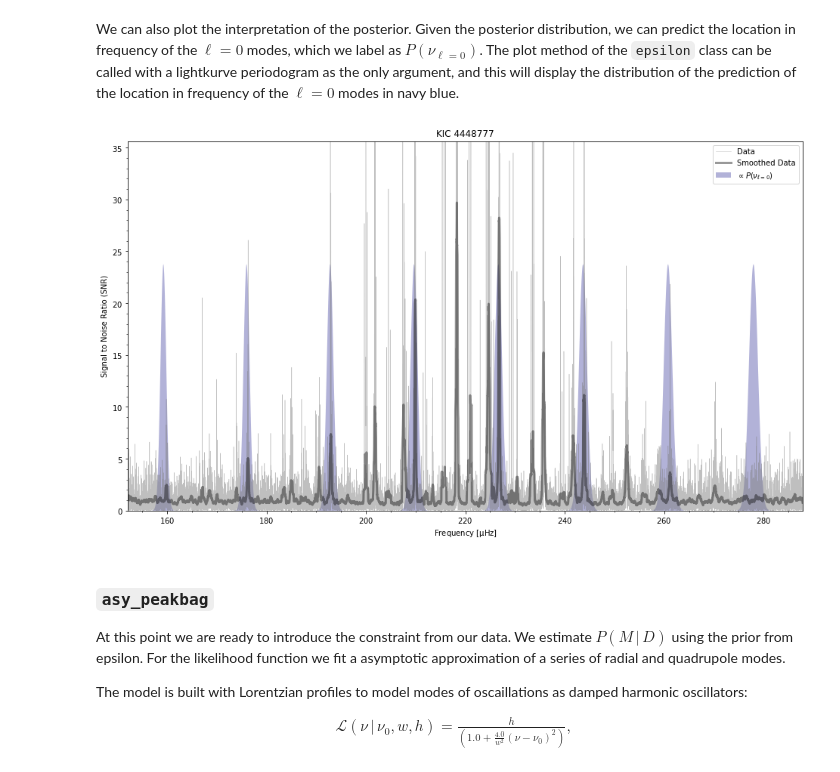
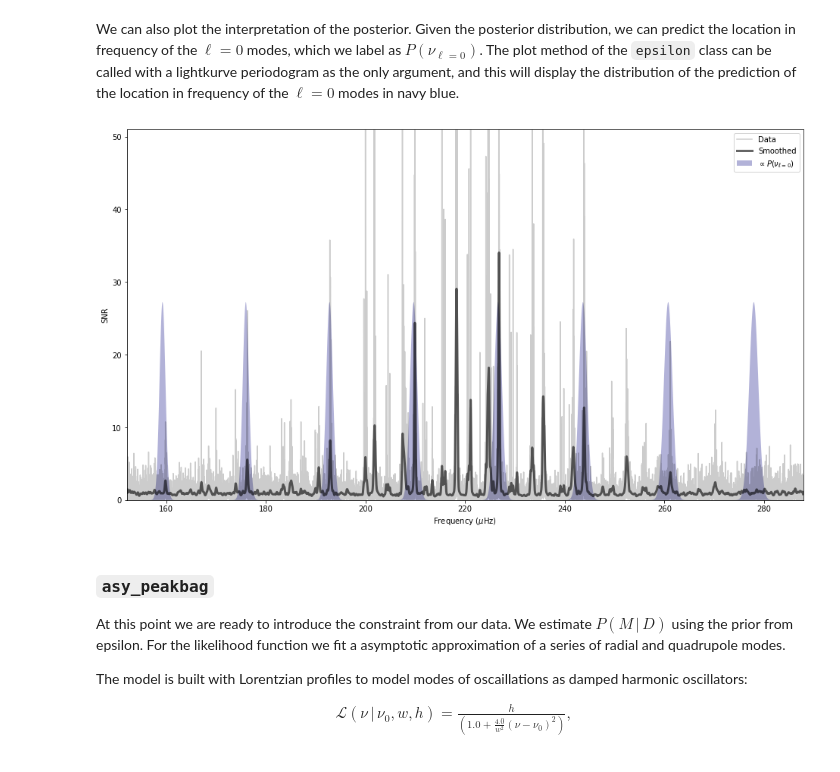
Before and after one commit to grd349/PBjam, a Jupyter notebook: docs/example-advanced.ipynb, the cells around one changed output. Saved outputs shown, nothing was run; the diff lists cells and outputs as text; code cells hidden in the pictures.

Commit message:
Fixed advanced example & plotting tweak

```diff
--- a/docs/example-advanced.ipynb
+++ b/docs/example-advanced.ipynb
@@ -136,9 +139,9 @@ ep.plot_corner();
 # %% [markdown]
 We can also plot the interpretation of the posterior.  Given the posterior distribution, we can predict the location in frequency of the $\ell = 0$ modes, which we label as $P(\nu_{\ell=0})$.  The plot method of the `epsilon` class can be called with a lightkurve periodogram as the only argument, and this will display the distribution of the prediction of the location in frequency of the $\ell = 0$ modes in navy blue.
 # %%
-ep.plot(pg);
+ep.plot_spectrum(pg);
 # %% [output]
-[figure, old version]
+[figure, new version]
 # %% [markdown]
 ### `asy_peakbag`
 
```
Also changed, not shown: parts of 16 cells of this notebook, 5 other files.
